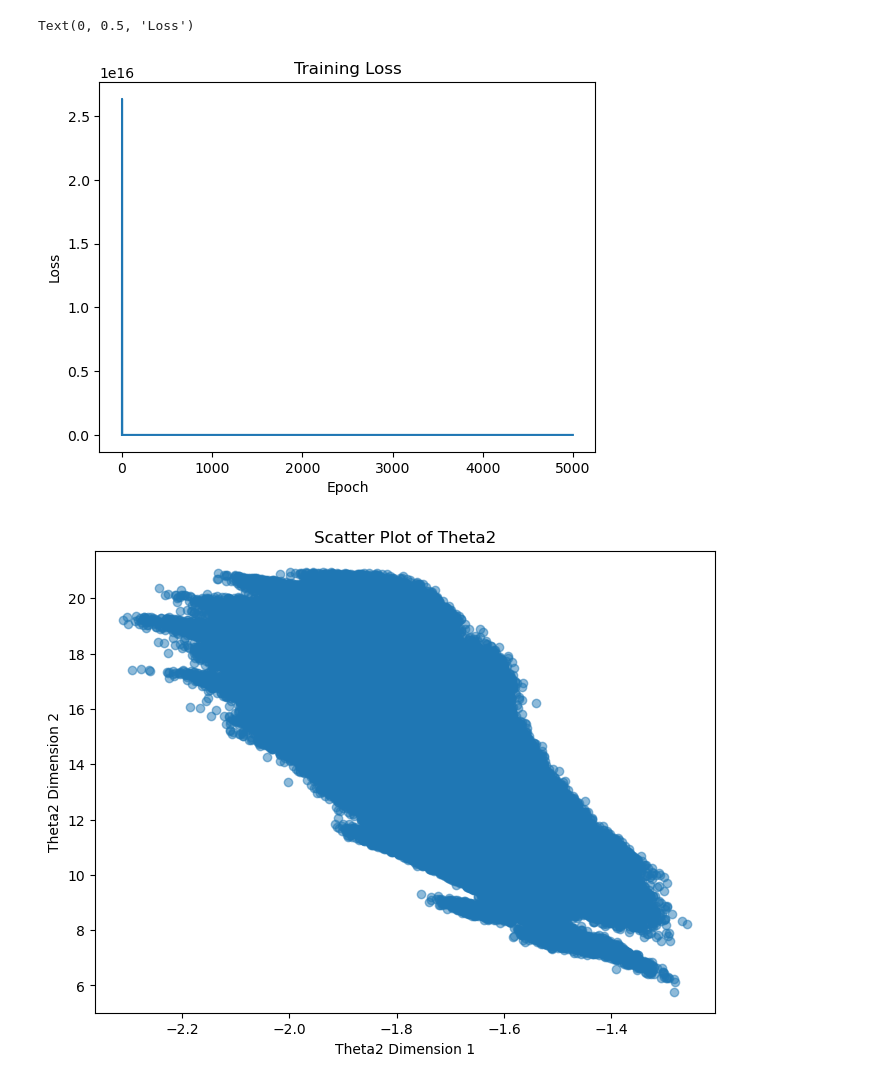
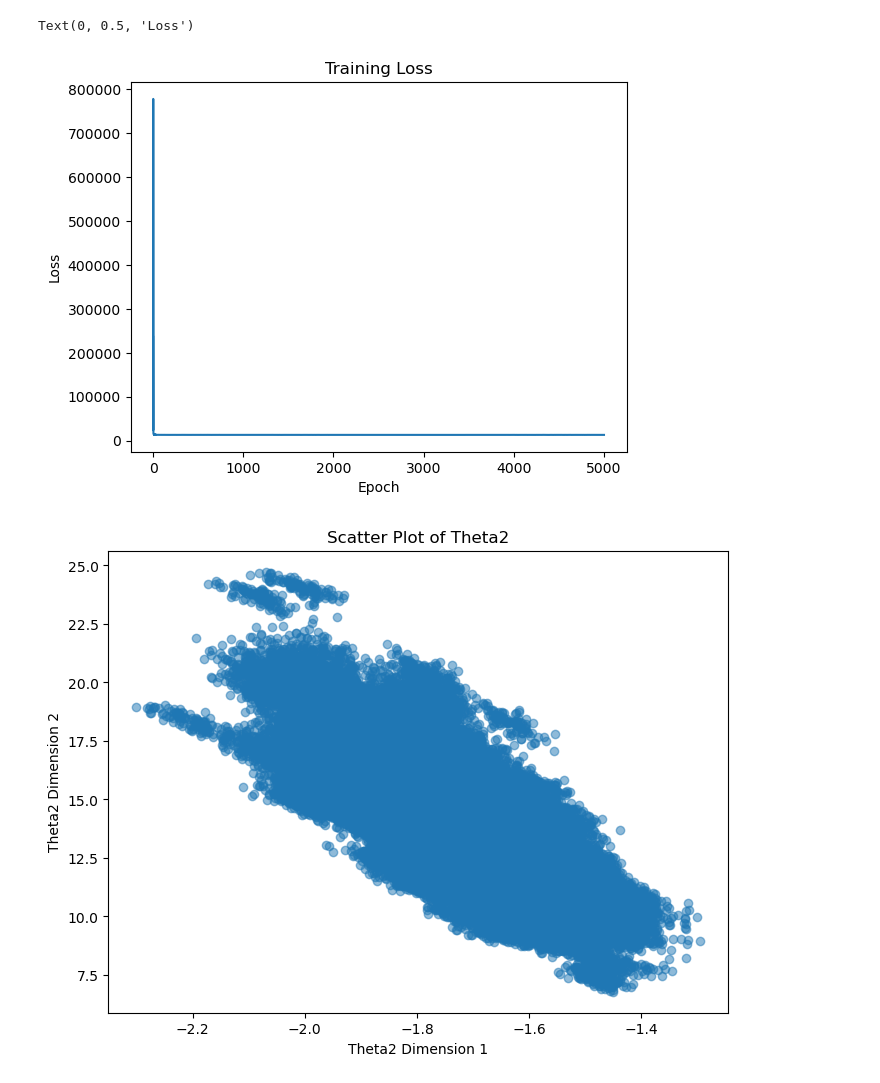
Before and after one commit to jfsong100/NeVICut, a Jupyter notebook: experiments/real_data/HPV/hpv.ipynb, the cells around one changed output. Drawn from its saved outputs; the diff is of its cells as text; code cells hidden in the pictures.

```diff
--- a/experiments/real_data/HPV/hpv.ipynb
+++ b/experiments/real_data/HPV/hpv.ipynb
@@ -78,10 +78,10 @@ model = CutBayesFlow(
     likelihood_log_prob_fn=likelihood_log_prob_fn,
     eta_dim=latent_dim,
     theta_dim=2,  # beta, gamma
-    num_layers=4,
+    num_layers=2,
     hidden_features=64,
-    num_bins=10,
-    tail_bound=30.0
+    num_bins=25,
+    tail_bound=35.0
 )
 
 # ─────────────────────────────────────────────────────────────
@@ -96,11 +96,12 @@ loss_history = train_cut_bayes_flow(
     data_D2=data_D2,  # Pass second module data cleanly
     epochs=5000,
     lr=0.005,
-    patience=200,
+    patience=500,
     seed=402,
-    verbose=200  # Print every 200 steps
+    log_interval=200  # Print every 200 steps
 )
+end_time = time.time()
 
-print(f"Training completed in {time.time() - start_time:.2f} seconds")
+print(f"Training completed in {end_time - start_time:.2f} seconds")
 # %% [output]
 Training CutBayesFlow on HPV real data...
@@ -128,20 +129,20 @@ plt.xlabel("Epoch")
 plt.ylabel("Loss")
 # %% [output]
 Text(0, 0.5, 'Loss')
-[figure, old version]
+[figure, new version]
 # %%
 # ─────────────────────────────────────────────────────────────
 # 5) Post-Training Sampling
 # ─────────────────────────────────────────────────────────────
-n_iterations = 1000
+n_iterations = 100
 theta2_samples = get_marginal_samples(model, theta1_samples, n_iterations=n_iterations)
 theta2_samples_flat = theta2_samples.cpu().reshape(-1, 2).numpy()
 
 plt.figure(figsize=(8, 6))
 plt.scatter(theta2_samples_flat[:, 0], theta2_samples_flat[:, 1], alpha=0.5)
 plt.xlabel('Theta2 Dimension 1')
 plt.ylabel('Theta2 Dimension 2')
 plt.title('Scatter Plot of Theta2')
 plt.show()
 # %% [output]
-[figure, old version]
+[figure, new version]
```
Also changed, not shown: parts of 4 cells of this notebook, 11 other files.
